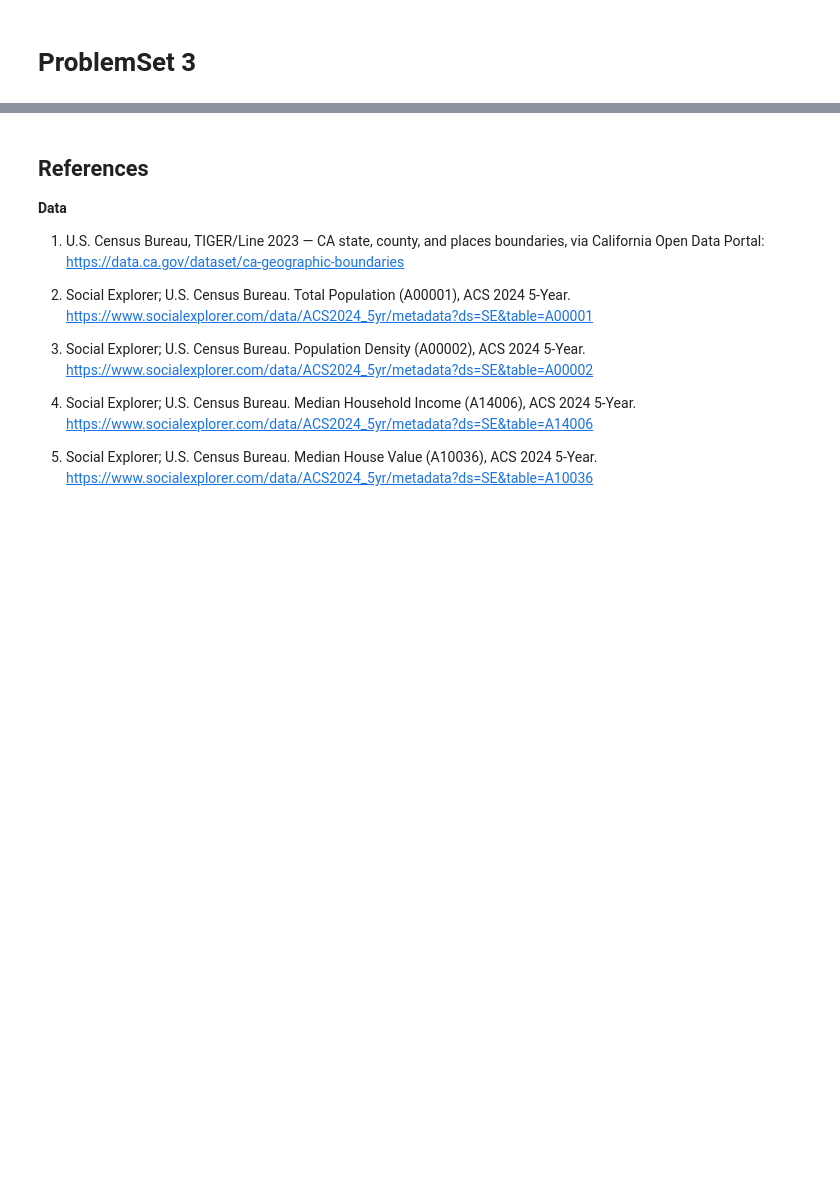
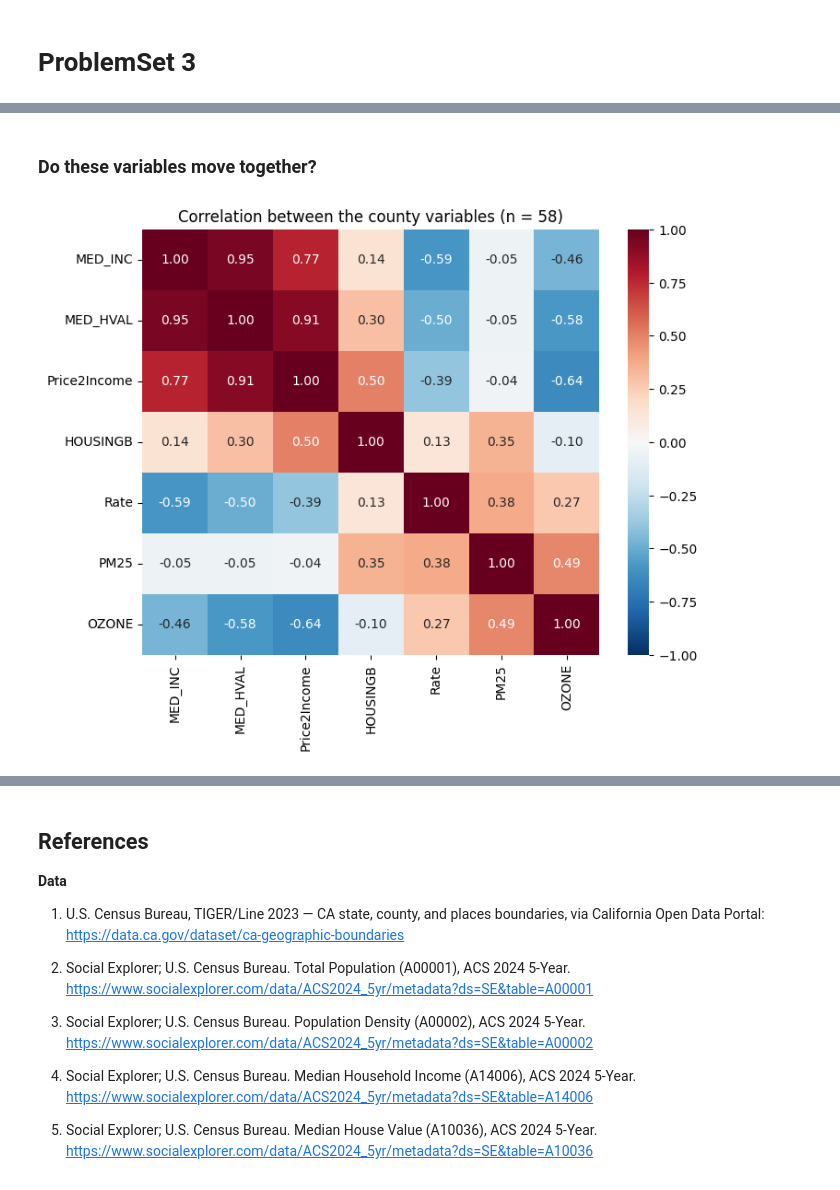
Before and after one commit to HowardChen0211/gisPy, a Jupyter notebook: ProblemSets_map.ipynb, the cells around one changed output, grey strips where cells are left out. Drawn from its saved outputs; the diff is of its cells as text; code cells hidden in the pictures; blank space fills up the shorter version.

```diff
--- a/ProblemSets_map.ipynb
+++ b/ProblemSets_map.ipynb
@@ -1084,0 +1237,11 @@ Why Choosing LA not others?? (Cuz I'm going to visit there 😃 and it has the h
+# %% [markdown]
+### Do these variables move together?
+# %%
+corr = cty.drop(columns=["NAME", "TPOP"]).corr()
+
+fig, ax = plt.subplots(figsize=(8, 6))
+sns.heatmap(corr, annot=True, fmt=".2f", cmap="RdBu_r", vmin=-1, vmax=1, ax=ax)
+ax.set_title("Correlation between the county variables (n = 58)")
+plt.show()
+# %% [output]
+[figure, added]
```
Also changed, not shown: parts of 43 cells of this notebook.
